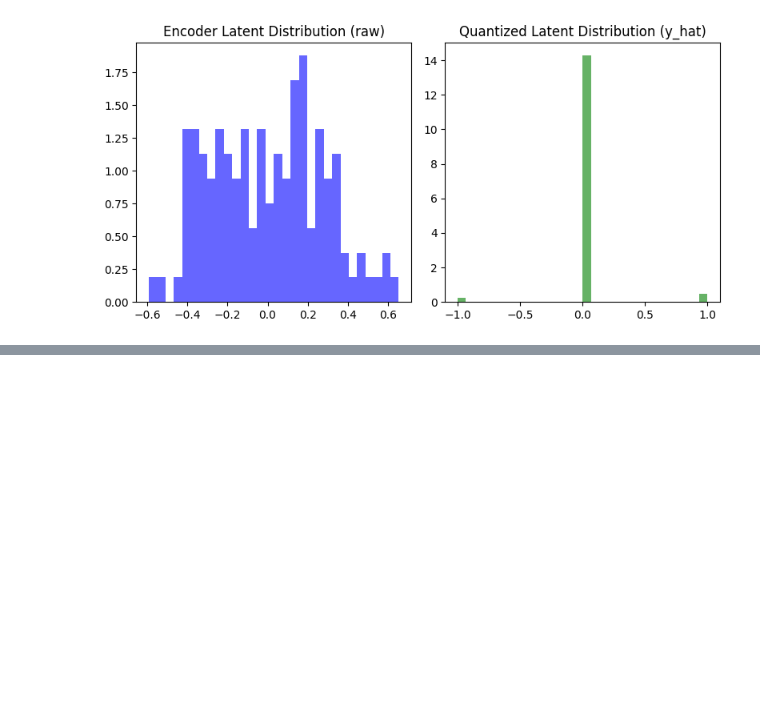
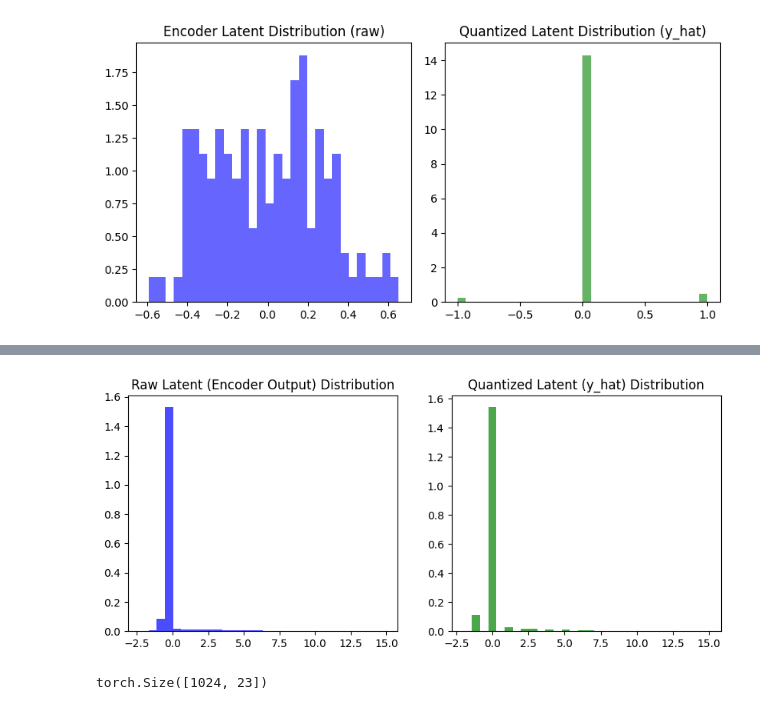
Before and after one commit to M0574F4/DistInference, a Jupyter notebook: notebooks/entropy_modeling.ipynb, the cells around one changed output, grey strips where cells are left out. Cells and saved outputs as stored; diff of their text form; code cells hidden in the pictures; blank space fills up the shorter version.

```diff
--- a/notebooks/entropy_modeling.ipynb
+++ b/notebooks/entropy_modeling.ipynb
@@ -89,7 +89,7 @@ latent_dim = 128
 lambda_rd = 1.0
 learning_rate = 1e-3
 
-model = CompressionModel(latent_dim=latent_dim).to(device)
+model = CompressionModel1(latent_dim=latent_dim).to(device)
 optimizer = optim.Adam(model.parameters(), lr=learning_rate)
 
 # Training parameters
@@ -186,0 +748,27 @@ plt.show()
+# %%
+# 2) Encode & pass through EntropyBottleneck
+with torch.no_grad():
+    latent = model.encoder(test_inputs)
+    latent_reshaped = latent.view(latent.size(0), model.latent_dim, 1, 1)
+    y_hat, y_likelihoods = model.entropy_bottleneck(latent_reshaped, training=False)
+
+# 3) Flatten and histogram
+latents_np = latent_reshaped.cpu().view(-1).numpy()
+y_hat_np = y_hat.cpu().view(-1).numpy()
+
+plt.figure(figsize=(10,4))
+plt.subplot(1,2,1)
+plt.hist(latents_np, bins=30, density=True, color='b', alpha=0.7)
+plt.title("Raw Latent (Encoder Output) Distribution")
+
+plt.subplot(1,2,2)
+plt.hist(y_hat_np, bins=30, density=True, color='g', alpha=0.7)
+plt.title("Quantized Latent (y_hat) Distribution")
+
+plt.show()
+# %% [output]
+[figure, added]
+# %%
+model.entropy_bottleneck._quantized_cdf.shape
+# %% [output]
+torch.Size([1024, 23])
```
Also changed, not shown: parts of 3 cells of this notebook, 6 other files.
